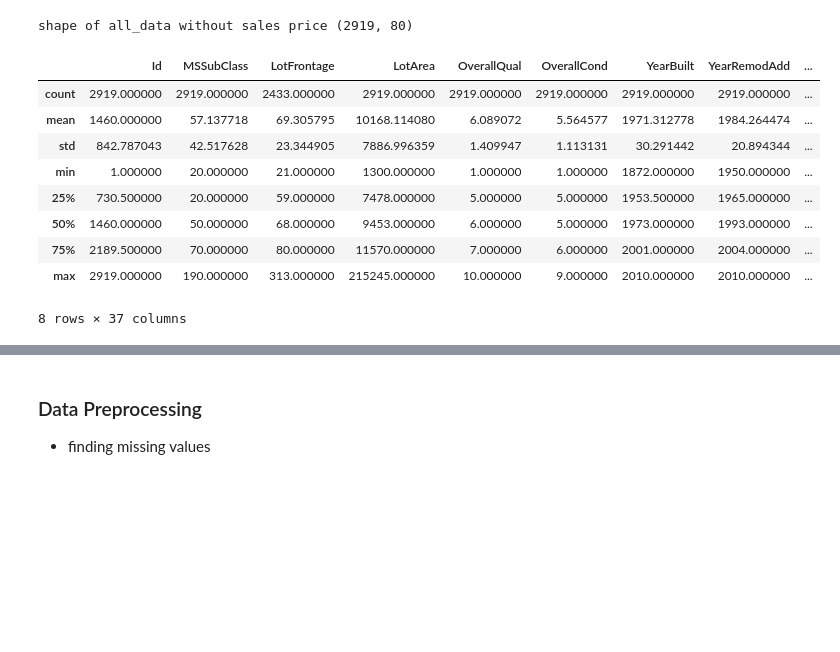
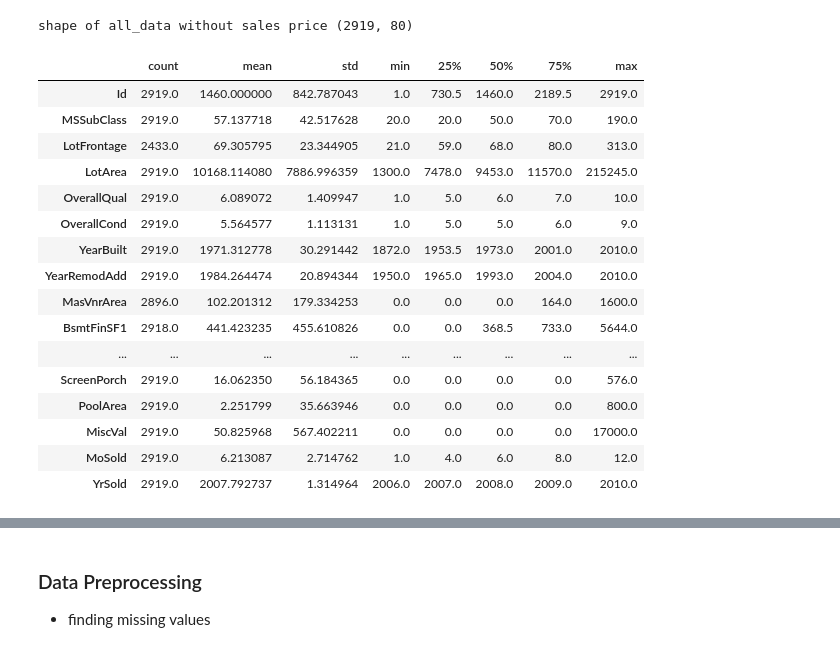
Before and after one commit to VikasNagare12/house-price-prediction, a Jupyter notebook: HousePricePrediction.ipynb, the cells around one changed output, grey strips where cells are left out. Saved outputs shown, nothing was run; the diff lists cells and outputs as text; code cells hidden in the pictures; blank space fills up the shorter version.

```diff
--- a/HousePricePrediction.ipynb
+++ b/HousePricePrediction.ipynb
@@ -57,15 +57,22 @@ print('shape of all_data without sales price {}'.format(all_data_df.shape))
 shape of all_data without sales price (2919, 80)
 # %%
 #get more inormation about train dataset
-all_data_df.describe()
+all_data_df.describe().T
 # %% [output]
-|  | Id | MSSubClass | LotFrontage | LotArea | OverallQual | OverallCond | YearBuilt | YearRemodAdd | ... |
-| count | 2919.000000 | 2919.000000 | 2433.000000 | 2919.000000 | 2919.000000 | 2919.000000 | 2919.000000 | 2919.000000 | ... |
-| mean | 1460.000000 | 57.137718 | 69.305795 | 10168.114080 | 6.089072 | 5.564577 | 1971.312778 | 1984.264474 | ... |
-| std | 842.787043 | 42.517628 | 23.344905 | 7886.996359 | 1.409947 | 1.113131 | 30.291442 | 20.894344 | ... |
-| min | 1.000000 | 20.000000 | 21.000000 | 1300.000000 | 1.000000 | 1.000000 | 1872.000000 | 1950.000000 | ... |
-| 25% | 730.500000 | 20.000000 | 59.000000 | 7478.000000 | 5.000000 | 5.000000 | 1953.500000 | 1965.000000 | ... |
-| 50% | 1460.000000 | 50.000000 | 68.000000 | 9453.000000 | 6.000000 | 5.000000 | 1973.000000 | 1993.000000 | ... |
-| 75% | 2189.500000 | 70.000000 | 80.000000 | 11570.000000 | 7.000000 | 6.000000 | 2001.000000 | 2004.000000 | ... |
-| max | 2919.000000 | 190.000000 | 313.000000 | 215245.000000 | 10.000000 | 9.000000 | 2010.000000 | 2010.000000 | ... |
+|  | count | mean | std | min | 25% | 50% | 75% | max |
+| Id | 2919.0 | 1460.000000 | 842.787043 | 1.0 | 730.5 | 1460.0 | 2189.5 | 2919.0 |
+| MSSubClass | 2919.0 | 57.137718 | 42.517628 | 20.0 | 20.0 | 50.0 | 70.0 | 190.0 |
+| LotFrontage | 2433.0 | 69.305795 | 23.344905 | 21.0 | 59.0 | 68.0 | 80.0 | 313.0 |
+| LotArea | 2919.0 | 10168.114080 | 7886.996359 | 1300.0 | 7478.0 | 9453.0 | 11570.0 | 215245.0 |
+| OverallQual | 2919.0 | 6.089072 | 1.409947 | 1.0 | 5.0 | 6.0 | 7.0 | 10.0 |
+| OverallCond | 2919.0 | 5.564577 | 1.113131 | 1.0 | 5.0 | 5.0 | 6.0 | 9.0 |
+| YearBuilt | 2919.0 | 1971.312778 | 30.291442 | 1872.0 | 1953.5 | 1973.0 | 2001.0 | 2010.0 |
+| YearRemodAdd | 2919.0 | 1984.264474 | 20.894344 | 1950.0 | 1965.0 | 1993.0 | 2004.0 | 2010.0 |
+| MasVnrArea | 2896.0 | 102.201312 | 179.334253 | 0.0 | 0.0 | 0.0 | 164.0 | 1600.0 |
+| BsmtFinSF1 | 2918.0 | 441.423235 | 455.610826 | 0.0 | 0.0 | 368.5 | 733.0 | 5644.0 |
+| ... | ... | ... | ... | ... | ... | ... | ... | ... |
+| ScreenPorch | 2919.0 | 16.062350 | 56.184365 | 0.0 | 0.0 | 0.0 | 0.0 | 576.0 |
+| PoolArea | 2919.0 | 2.251799 | 35.663946 | 0.0 | 0.0 | 0.0 | 0.0 | 800.0 |
+| MiscVal | 2919.0 | 50.825968 | 567.402211 | 0.0 | 0.0 | 0.0 | 0.0 | 17000.0 |
+| MoSold | 2919.0 | 6.213087 | 2.714762 | 1.0 | 4.0 | 6.0 | 8.0 | 12.0 |
+| YrSold | 2919.0 | 2007.792737 | 1.314964 | 2006.0 | 2007.0 | 2008.0 | 2009.0 | 2010.0 |
-8 rows × 37 columns
```
Also changed, not shown: parts of 25 cells of this notebook.
